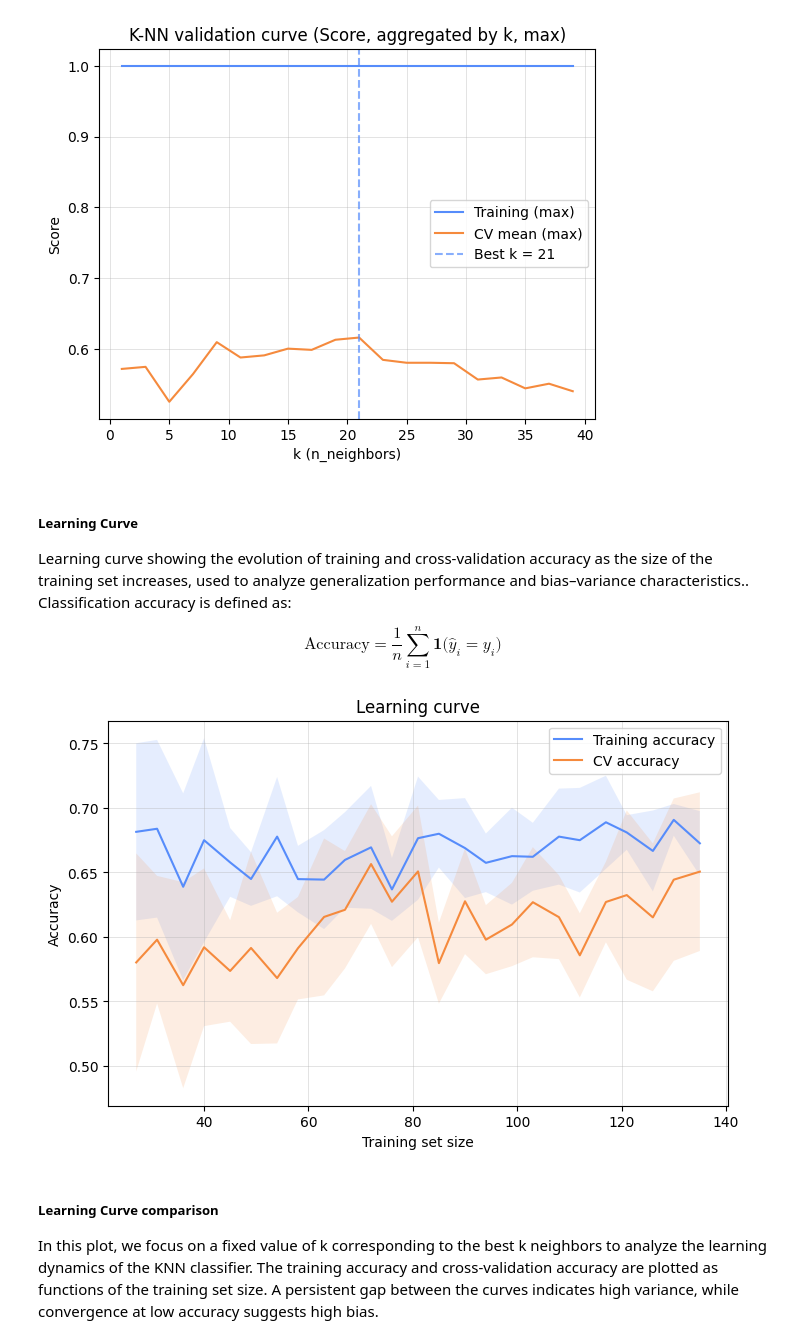
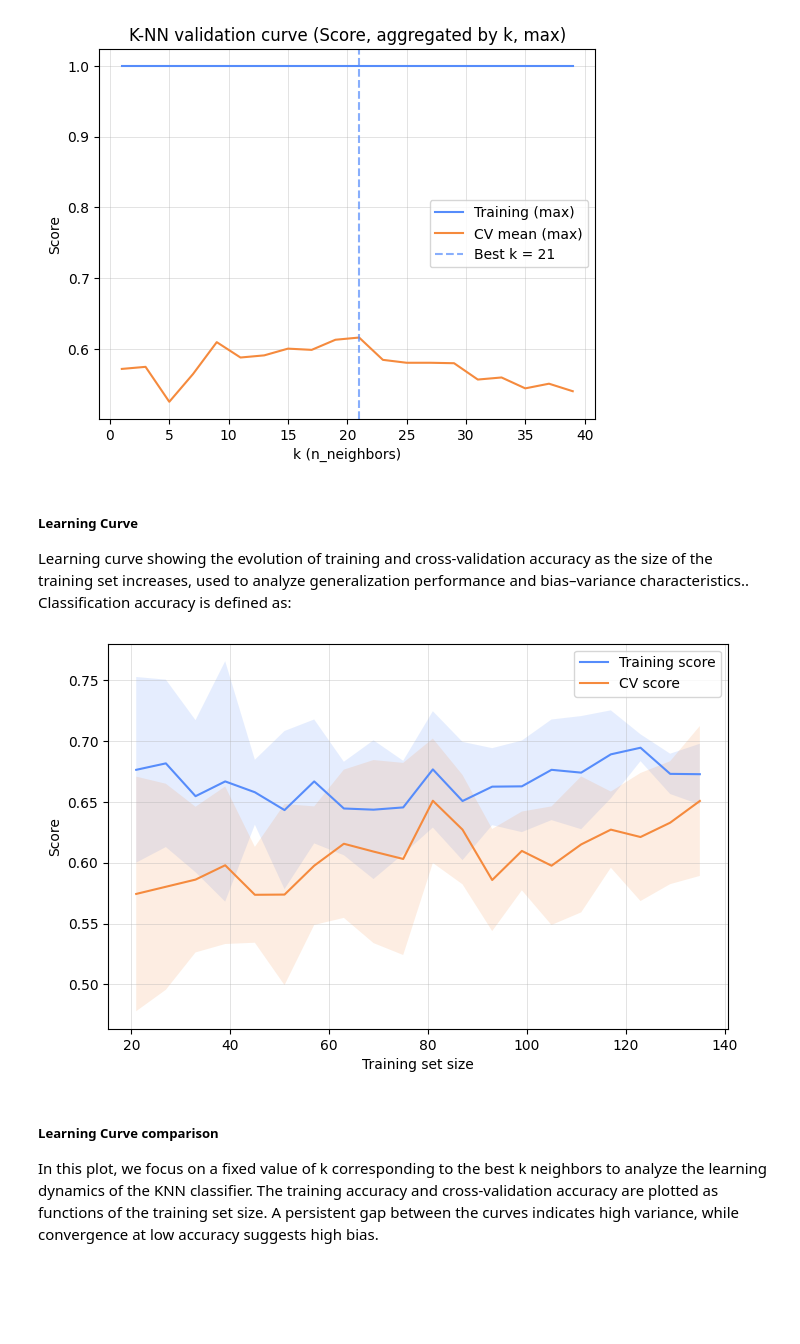
Before and after one commit to Borbico/Machine_Learning_Melaccio, a Jupyter notebook: notebooks/monk_KNN.ipynb, the cells around one changed output. Saved outputs shown, nothing was run; the diff lists cells and outputs as text; code cells hidden in the pictures; blank space fills up the shorter version.

```diff
--- a/notebooks/monk_KNN.ipynb
+++ b/notebooks/monk_KNN.ipynb
@@ -109,2 +106,0 @@ $$\text{Accuracy} = \frac{1}{n} \sum_{i=1}^{n} \mathbf{1}\big(\hat{y}_i = y_i\bi
-# %%
-cr.plot_learning_curve(model_1, X_tr_1, y_tr_1, default_cv)
@@ -222,11 +219,10 @@ kc.plot_knn_validation_curve_from_gs(gs_2)
 <h5>Learning Curve</h5>
 <p>Learning curve showing the evolution of training and cross-validation accuracy as the size of the training set increases, used to analyze generalization performance and bias–variance characteristics.. Classification accuracy is defined as:
 </p>
-$$\text{Accuracy} = \frac{1}{n} \sum_{i=1}^{n} \mathbf{1}\big(\hat{y}_i = y_i\big)$$
 # %%
-cr.plot_learning_curve(model_2, X_tr_2, y_tr_2, default_cv)
+kc.plot_knn_learning_curve(best_estimator_2, X_tr_2, y_tr_2, cv=default_cv)
 # %% [output]
-[figure, old version]
+[figure, new version]
 # %% [markdown]
 <h5>Learning Curve comparison</h5>
 <p>In this plot, we focus on a fixed value of k corresponding to the best k neighbors to analyze the learning dynamics of the KNN classifier. The training accuracy and cross-validation accuracy are plotted as functions of the training set size.
```
Also changed, not shown: parts of 11 cells of this notebook, 14 other files.
